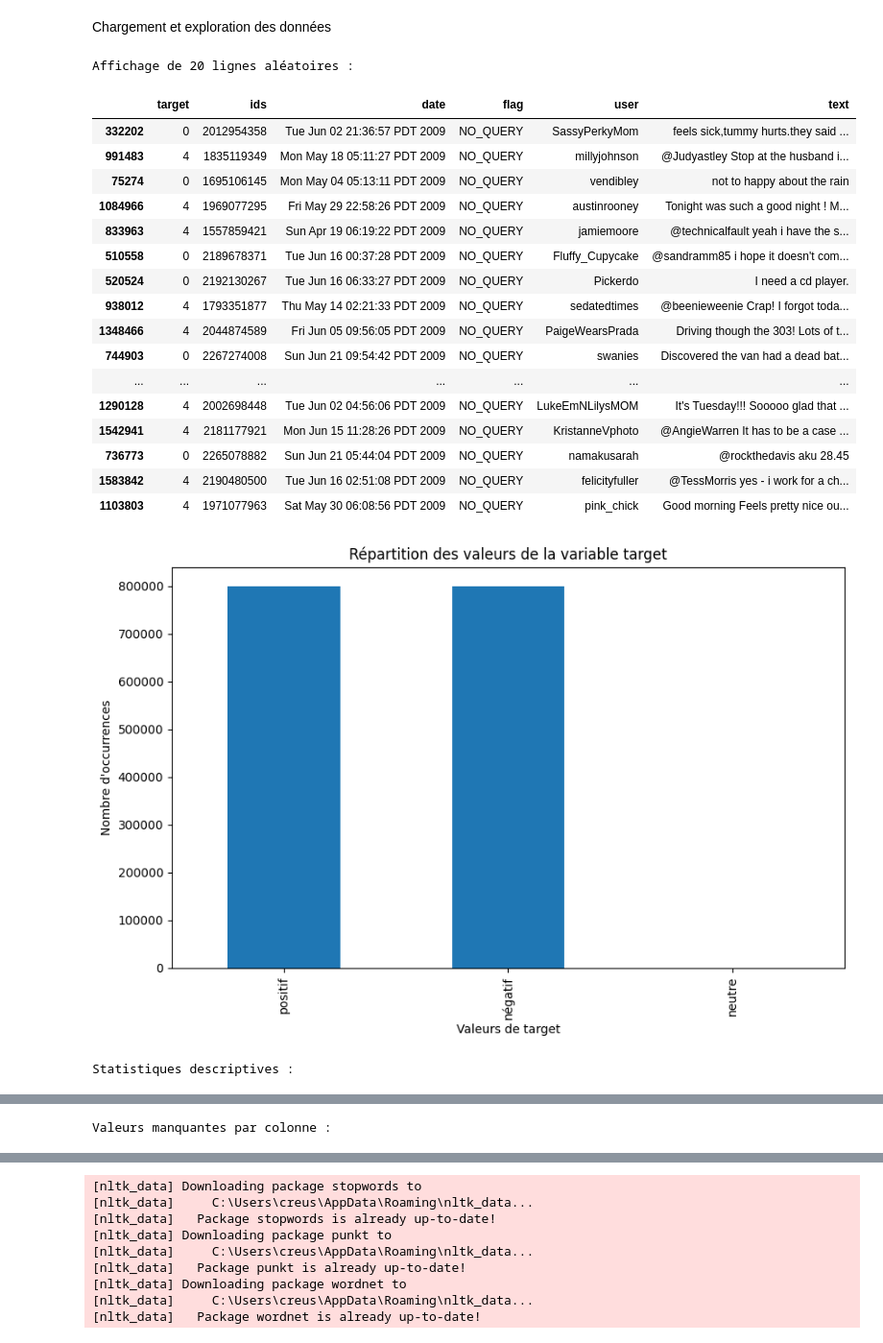
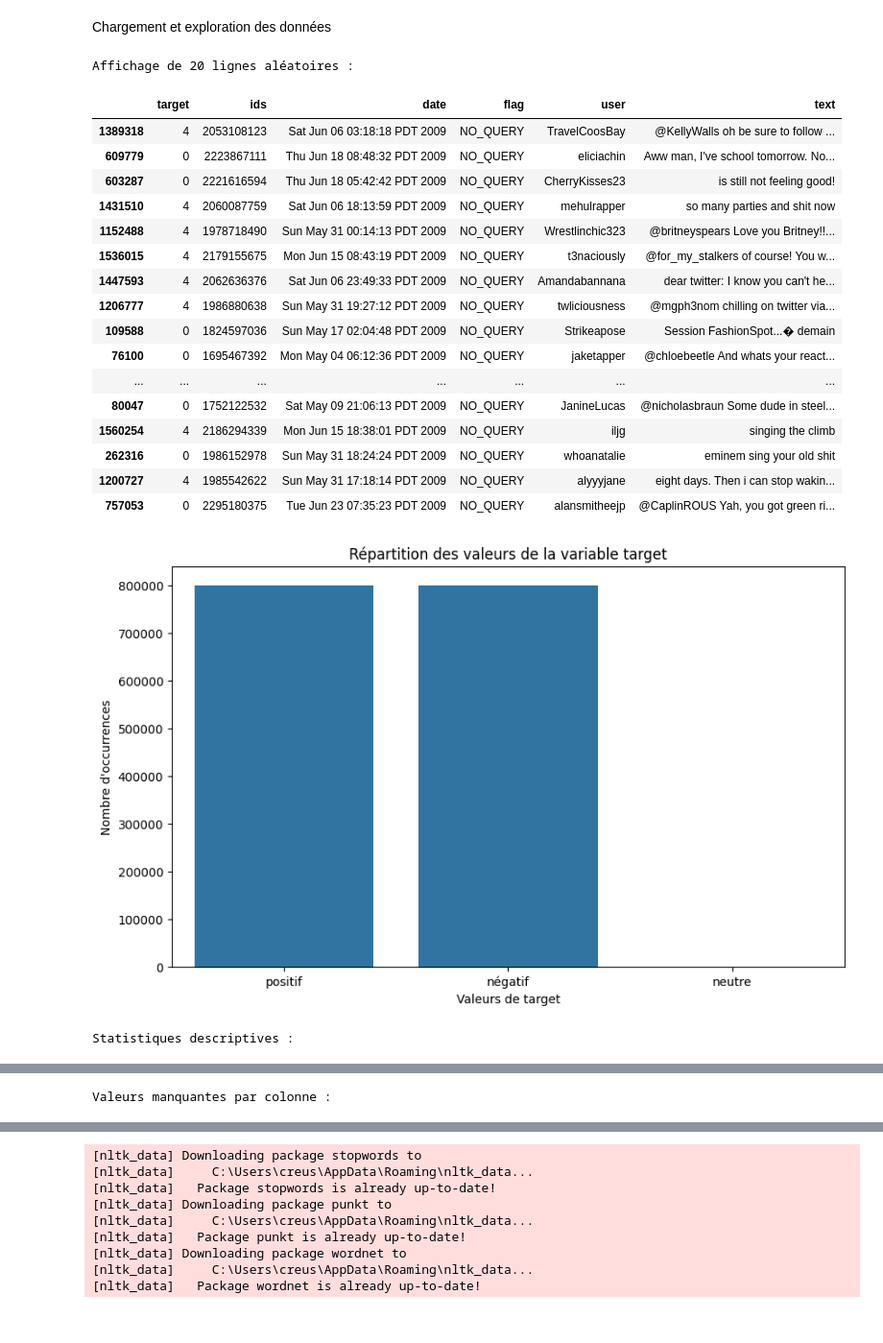
Before and after one commit to tomcre94/Projet7-AI, a Jupyter notebook: Creuse_Tom_2_scripts_notebook_modélisation_122024.ipynb, the cells around one changed output, grey strips where cells are left out. Shown at 96% size. Saved outputs shown, nothing was run; the diff lists cells and outputs as text; code cells hidden in the pictures.

```diff
--- a/Creuse_Tom_2_scripts_notebook_modélisation_122024.ipynb
+++ b/Creuse_Tom_2_scripts_notebook_modélisation_122024.ipynb
@@ -1,8 +30,8 @@
 # %% [markdown]
 Chargement et exploration des données
 # %%
-import csv
 import pandas as pd
+import seaborn as sns
 import matplotlib.pyplot as plt
 
 # Chemin du fichier
@@ -37,54 +66,50 @@ random_rows = df.sample(n=20)
 # Afficher les lignes sélectionnées
 print("Affichage de 20 lignes aléatoires :")
 display(random_rows)
 
 # Regroupement des valeurs de la colonne 'target' en catégories
 df['target'] = df['target'].apply(lambda x: 'positif' if x == '4' else 'négatif' if x == '0' else 'neutre')
 
 # Assurez-vous que toutes les catégories sont présentes
 df['target'] = pd.Categorical(df['target'], categories=['positif', 'négatif', 'neutre'])
 
 # Compter les occurrences de chaque valeur dans la colonne 'target'
 target_counts = df['target'].value_counts()
 
-# Créer un graphique à barres
+# Créer un graphique à barres avec seaborn
 plt.figure(figsize=(10, 6))
-ax = target_counts.plot(kind='bar')
+sns.barplot(x=target_counts.index, y=target_counts.values)
 plt.title('Répartition des valeurs de la variable target')
 plt.xlabel('Valeurs de target')
 plt.ylabel('Nombre d\'occurrences')
-
-# Modifier les noms des colonnes en abscisse
-ax.set_xticklabels(['positif', 'négatif', 'neutre'])
-
 plt.show()
 
 # Afficher les statistiques descriptives
 print("Statistiques descriptives :")
 display(df.describe(include='all'))
 
 # Afficher les valeurs manquantes
 print("Valeurs manquantes par colonne :")
 display(df.isnull().sum())
 # %% [output]
 Affichage de 20 lignes aléatoires :
 |  | target | ids | date | flag | user | text |
-| 332202 | 0 | 2012954358 | Tue Jun 02 21:36:57 PDT 2009 | NO_QUERY | SassyPerkyMom | feels sick,tummy hurts.they said ... |
-| 991483 | 4 | 1835119349 | Mon May 18 05:11:27 PDT 2009 | NO_QUERY | millyjohnson | @Judyastley Stop at the husband i... |
-| 75274 | 0 | 1695106145 | Mon May 04 05:13:11 PDT 2009 | NO_QUERY | vendibley | not to happy about the rain |
-| 1084966 | 4 | 1969077295 | Fri May 29 22:58:26 PDT 2009 | NO_QUERY | austinrooney | Tonight was such a good night ! M... |
-| 833963 | 4 | 1557859421 | Sun Apr 19 06:19:22 PDT 2009 | NO_QUERY | jamiemoore | @technicalfault yeah i have the s... |
-| 510558 | 0 | 2189678371 | Tue Jun 16 00:37:28 PDT 2009 | NO_QUERY | Fluffy_Cupycake | @sandramm85 i hope it doesn't com... |
-| 520524 | 0 | 2192130267 | Tue Jun 16 06:33:27 PDT 2009 | NO_QUERY | Pickerdo | I need a cd player. |
-| 938012 | 4 | 1793351877 | Thu May 14 02:21:33 PDT 2009 | NO_QUERY | sedatedtimes | @beenieweenie Crap! I forgot toda... |
-| 1348466 | 4 | 2044874589 | Fri Jun 05 09:56:05 PDT 2009 | NO_QUERY | PaigeWearsPrada | Driving though the 303! Lots of t... |
-| 744903 | 0 | 2267274008 | Sun Jun 21 09:54:42 PDT 2009 | NO_QUERY | swanies | Discovered the van had a dead bat... |
+| 1389318 | 4 | 2053108123 | Sat Jun 06 03:18:18 PDT 2009 | NO_QUERY | TravelCoosBay | @KellyWalls oh be sure to follow ... |
+| 609779 | 0 | 2223867111 | Thu Jun 18 08:48:32 PDT 2009 | NO_QUERY | eliciachin | Aww man, I've school tomorrow. No... |
+| 603287 | 0 | 2221616594 | Thu Jun 18 05:42:42 PDT 2009 | NO_QUERY | CherryKisses23 | is still not feeling good! |
+| 1431510 | 4 | 2060087759 | Sat Jun 06 18:13:59 PDT 2009 | NO_QUERY | mehulrapper | so many parties and shit now |
+| 1152488 | 4 | 1978718490 | Sun May 31 00:14:13 PDT 2009 | NO_QUERY | Wrestlinchic323 | @britneyspears Love you Britney!!... |
+| 1536015 | 4 | 2179155675 | Mon Jun 15 08:43:19 PDT 2009 | NO_QUERY | t3naciously | @for_my_stalkers of course! You w... |
+| 1447593 | 4 | 2062636376 | Sat Jun 06 23:49:33 PDT 2009 | NO_QUERY | Amandabannana | dear twitter: I know you can't he... |
+| 1206777 | 4 | 1986880638 | Sun May 31 19:27:12 PDT 2009 | NO_QUERY | twliciousness | @mgph3nom chilling on twitter via... |
+| 109588 | 0 | 1824597036 | Sun May 17 02:04:48 PDT 2009 | NO_QUERY | Strikeapose | Session FashionSpot...� demain |
+| 76100 | 0 | 1695467392 | Mon May 04 06:12:36 PDT 2009 | NO_QUERY | jaketapper | @chloebeetle And whats your react... |
 | ... | ... | ... | ... | ... | ... | ... |
-| 1290128 | 4 | 2002698448 | Tue Jun 02 04:56:06 PDT 2009 | NO_QUERY | LukeEmNLilysMOM | It's Tuesday!!! Sooooo glad that ... |
-| 1542941 | 4 | 2181177921 | Mon Jun 15 11:28:26 PDT 2009 | NO_QUERY | KristanneVphoto | @AngieWarren It has to be a case ... |
-| 736773 | 0 | 2265078882 | Sun Jun 21 05:44:04 PDT 2009 | NO_QUERY | namakusarah | @rockthedavis aku 28.45 |
-| 1583842 | 4 | 2190480500 | Tue Jun 16 02:51:08 PDT 2009 | NO_QUERY | felicityfuller | @TessMorris yes - i work for a ch... |
-| 1103803 | 4 | 1971077963 | Sat May 30 06:08:56 PDT 2009 | NO_QUERY | pink_chick | Good morning Feels pretty nice ou... |
+| 80047 | 0 | 1752122532 | Sat May 09 21:06:13 PDT 2009 | NO_QUERY | JanineLucas | @nicholasbraun Some dude in steel... |
+| 1560254 | 4 | 2186294339 | Mon Jun 15 18:38:01 PDT 2009 | NO_QUERY | iljg | singing the climb |
+| 262316 | 0 | 1986152978 | Sun May 31 18:24:24 PDT 2009 | NO_QUERY | whoanatalie | eminem sing your old shit |
+| 1200727 | 4 | 1985542622 | Sun May 31 17:18:14 PDT 2009 | NO_QUERY | alyyyjane | eight days. Then i can stop wakin... |
+| 757053 | 0 | 2295180375 | Tue Jun 23 07:35:23 PDT 2009 | NO_QUERY | alansmitheejp | @CaplinROUS Yah, you got green ri... |
-[figure, old version]
+[figure, new version]
 Statistiques descriptives :
 |  | target | ids | date | flag | user | text |
```
Also changed, not shown: parts of 14 cells of this notebook, 4 other files.
